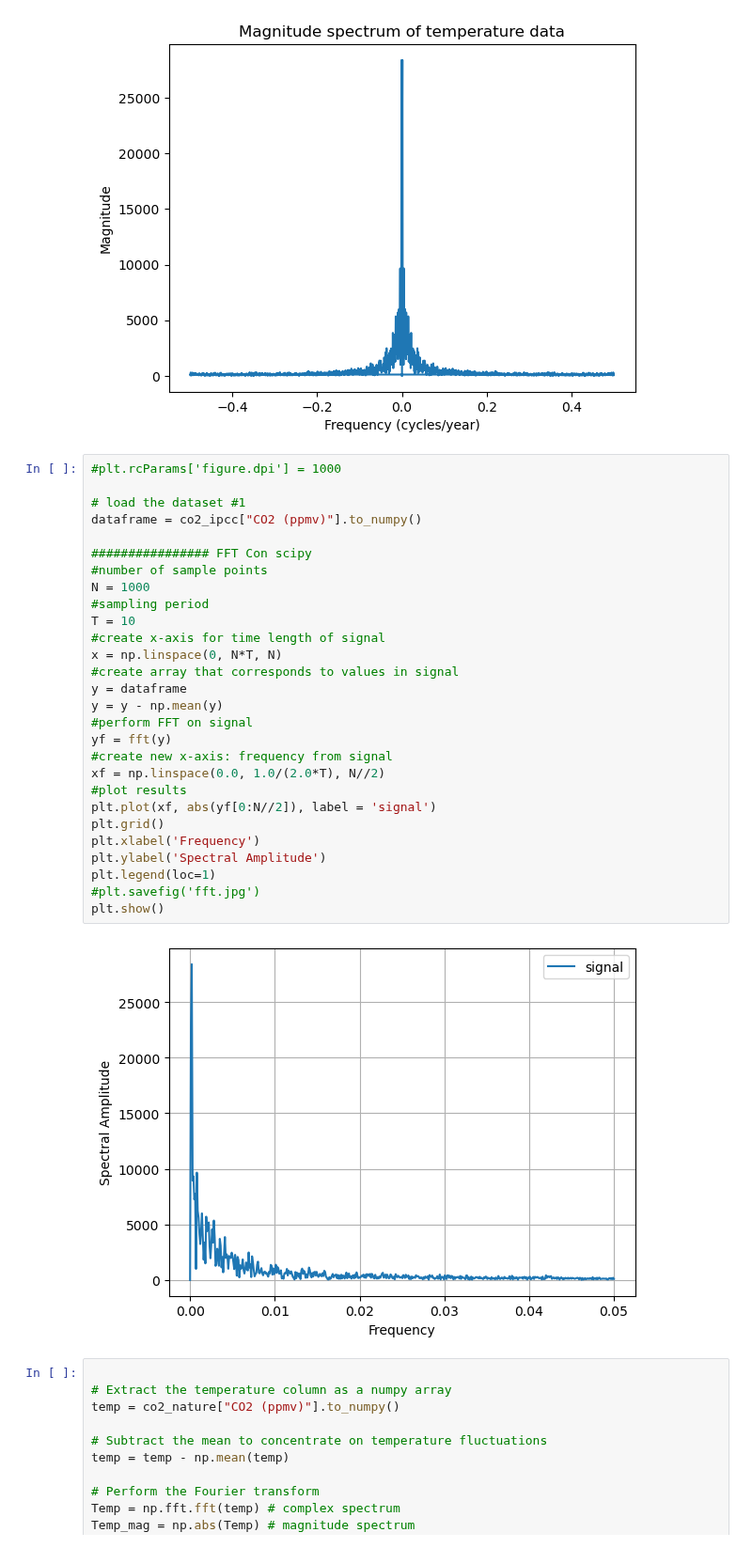
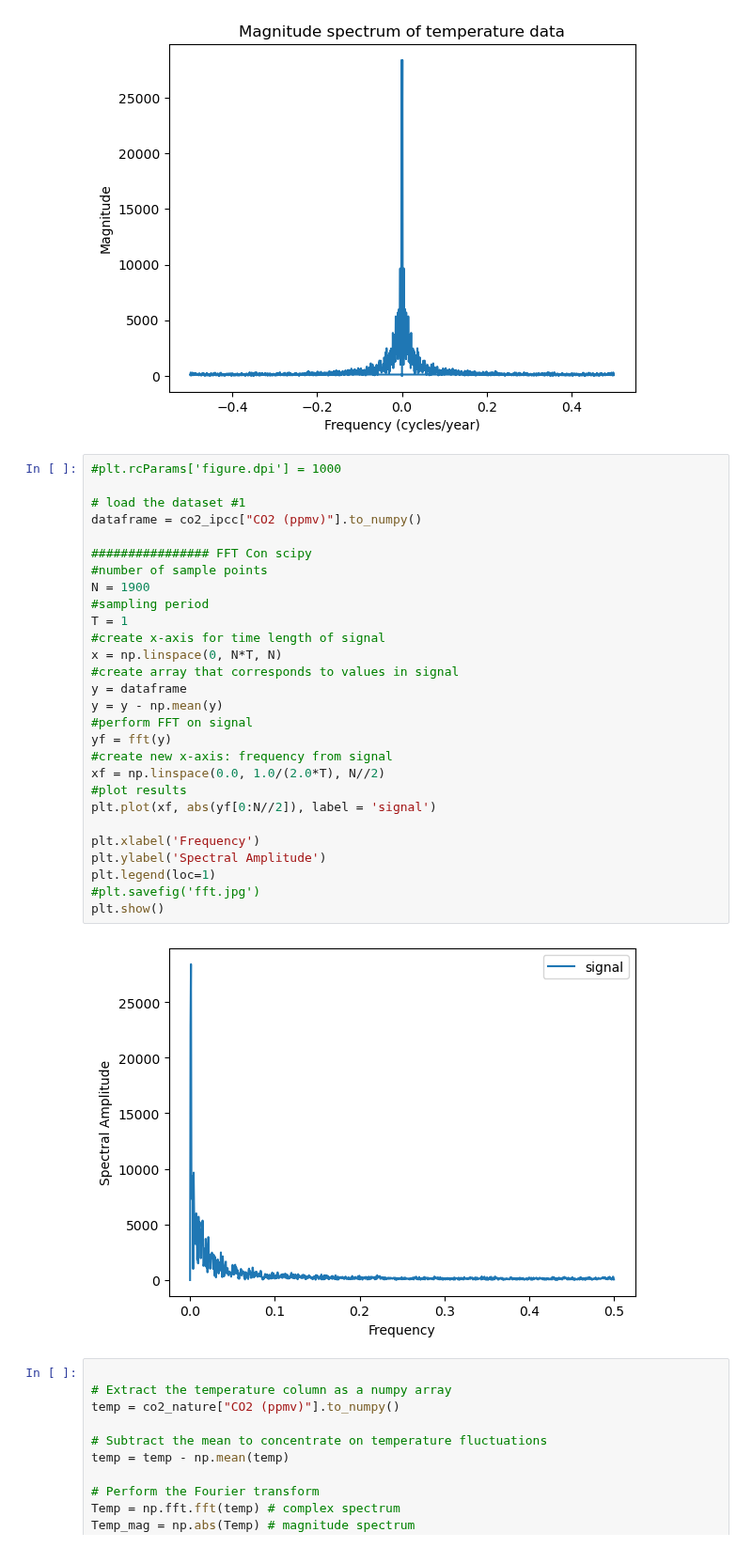
Before and after one commit to dectan/Programming-for-Data-Analysis-Project-2, a Jupyter notebook: Project 2.ipynb, the cells around one changed output. Shown at 94% size. Cells and saved outputs as stored; diff of their text form.

```diff
--- a/Project 2.ipynb
+++ b/Project 2.ipynb
@@ -879,33 +877,33 @@ plt.show()
 # %%
 #plt.rcParams['figure.dpi'] = 1000
 
 # load the dataset #1
 dataframe = co2_ipcc["CO2 (ppmv)"].to_numpy()
 
 ################ FFT Con scipy
 #number of sample points
-N = 1000
+N = 1900
 #sampling period
-T = 10
+T = 1
 #create x-axis for time length of signal
 x = np.linspace(0, N*T, N)
 #create array that corresponds to values in signal
 y = dataframe
 y = y - np.mean(y)
 #perform FFT on signal
 yf = fft(y)
 #create new x-axis: frequency from signal
 xf = np.linspace(0.0, 1.0/(2.0*T), N//2)
 #plot results
 plt.plot(xf, abs(yf[0:N//2]), label = 'signal')
-plt.grid()
+
 plt.xlabel('Frequency')
 plt.ylabel('Spectral Amplitude')
 plt.legend(loc=1)
 #plt.savefig('fft.jpg')
 plt.show()
 # %% [output]
-[figure, old version]
+[figure, new version]
 # %%
 
 # Extract the temperature column as a numpy array
```
Also changed, not shown: parts of 6 cells of this notebook, 9 other files.
